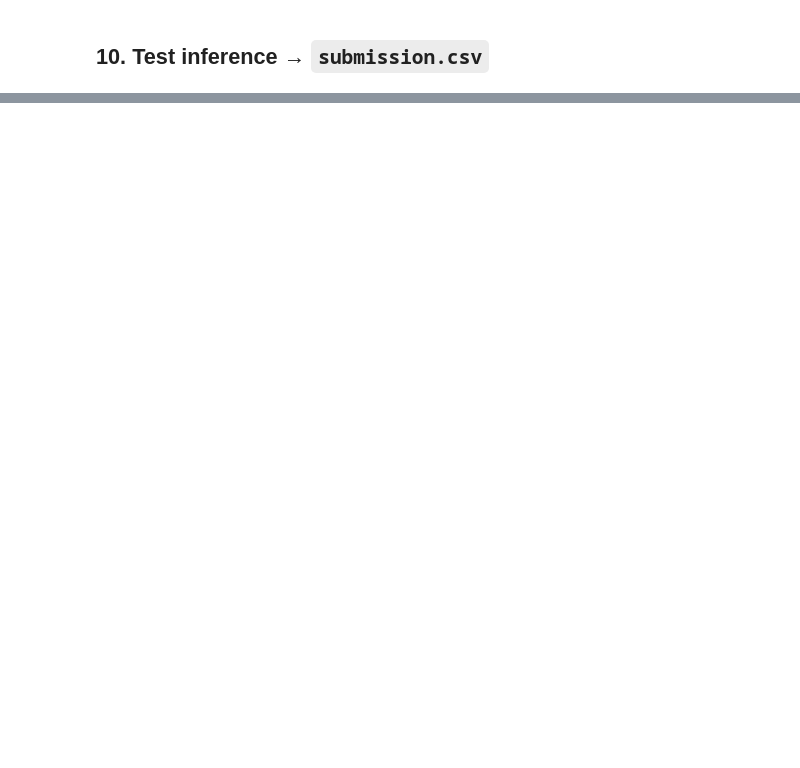
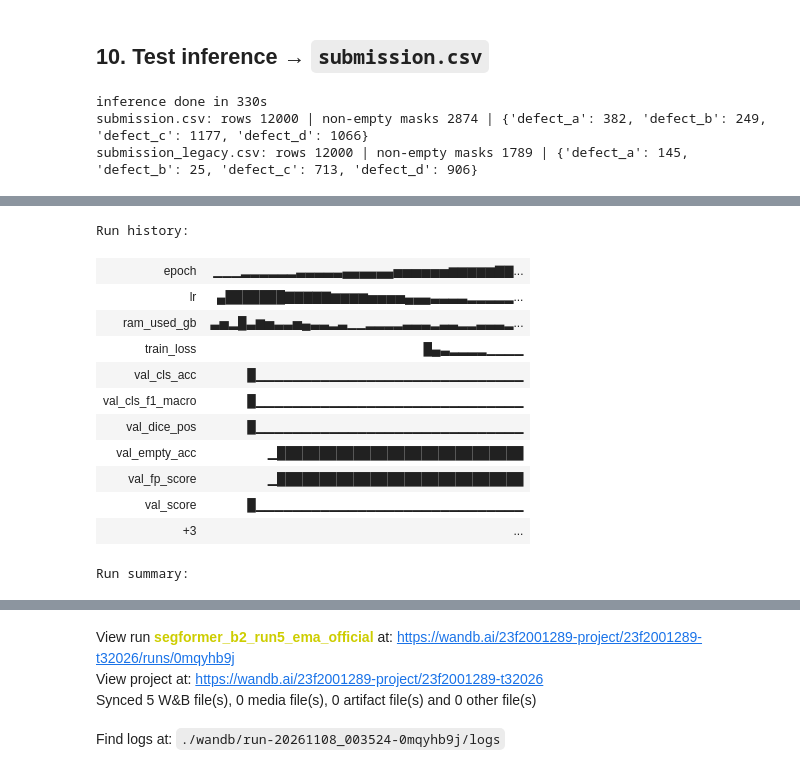
Before and after one commit to AYUSH9693291431/daily-commit-workflow, a Jupyter notebook: dl-23f2001289-notebook-t32026.ipynb, the cells around one changed output, grey strips where cells are left out. Drawn from its saved outputs; the diff is of its cells as text; code cells hidden in the pictures; blank space fills up the shorter version.

```diff
--- a/dl-23f2001289-notebook-t32026.ipynb
+++ b/dl-23f2001289-notebook-t32026.ipynb
@@ -809,13 +838,19 @@ KeyboardInterrupt:
 core = model.module if isinstance(model, nn.DataParallel) else model
 core.load_state_dict(torch.load(BEST_PATH, map_location=DEVICE))
 P, I, G, MX = run_validation(model, val_loader, tta=True)
-PARAMS = tune_postprocess(P, I, G, MX)
-final = evaluate(P, I, G, MX, PARAMS)
-print('validation with TTA:', {k: round(v, 4) for k, v in final.items()})
-for c, prm in zip(CLASSES, PARAMS):
-    print(f'  {c}: threshold={prm["threshold"]}, min_area={prm["min_area"]}, gate={prm["gate"]}')
+PARAMS = tune_postprocess(P, I, G, MX, 'official')          # main submission
+PARAMS_LEGACY = tune_postprocess(P, I, G, MX, 'legacy')     # fallback: tuned the run-4 way
+final, final_legacy = evaluate(P, I, G, MX, PARAMS), evaluate(P, I, G, MX, PARAMS_LEGACY)
+print('validation with TTA, tuned on the official score:', {k: round(v, 4) for k, v in final.items()})
+print('validation with TTA, tuned the legacy way       :', {k: round(v, 4) for k, v in final_legacy.items()})
+for c, prm, old in zip(CLASSES, PARAMS, PARAMS_LEGACY):
+    print(f'  {c}: official threshold={prm["threshold"]}, min_area={prm["min_area"]}, gate={prm["gate"]} | '
+          f'legacy threshold={old["threshold"]}, min_area={old["min_area"]}, gate={old["gate"]}')
 with open(os.path.join(OUT_DIR, f"postprocess_{CFG['model_name']}.json"), 'w') as f:
-    json.dump({'classes': CLASSES, 'params': PARAMS, 'val': final, 'shape': [H, W], 'rle_base': RLE_BASE}, f, indent=2)
+    json.dump({'model': CFG['model_name'], 'scale': CFG['scale'], 'classes': CLASSES, 'params': PARAMS,
+               'params_legacy': PARAMS_LEGACY, 'val': final, 'val_legacy': final_legacy, 'shape': [H, W],
+               'rle_base': RLE_BASE}, f, indent=2)
 pd.DataFrame(history).to_csv(os.path.join(OUT_DIR, f"history_{CFG['model_name']}.csv"), index=False)
 if wb is not None:
     wb.summary.update({f'final_tta_{k}': v for k, v in final.items()})
+    wb.summary.update({f'final_tta_legacy_{k}': v for k, v in final_legacy.items()})
@@ -829,7 +871,15 @@ if missing:
     print(f'WARNING: {missing} test images listed in sample_submission were not found; they get empty masks.')
 test_loader = DataLoader(DefectDataset(test_ids, test_paths), batch_size=8, shuffle=False, **loader_kw)
 
-preds = {}
+def to_rle(pc, prm, scale):
+    """Apply one class's post-processing (threshold, minimum area, confidence gate) and encode the mask."""
+    m = pc > prm['threshold']
+    area = int(m.sum())
+    keep = area > 0 and area >= prm['min_area'] * scale and pc.max() >= prm['gate']
+    return rle_encode(m) if keep else EMPTY_RLE
+
+OUTPUTS = {'submission.csv': PARAMS, 'submission_legacy.csv': PARAMS_LEGACY}
+preds = {name: {} for name in OUTPUTS}
 model.eval()
 t0 = time.time()
 for x, _, idx, oh, ow in test_loader:
@@ -841,24 +891,26 @@ for x, _, idx, oh, ow in test_loader:
             pc = probs[b, c]
             if pc.shape != (h0, w0):
                 pc = cv2.resize(pc, (w0, h0), interpolation=cv2.INTER_LINEAR)
-            m = pc > PARAMS[c]['threshold']
-            area = int(m.sum())
-            keep = area > 0 and area >= PARAMS[c]['min_area'] * scale and pc.max() >= PARAMS[c]['gate']
-            preds[(k, CLASSES[c])] = rle_encode(m) if keep else EMPTY_RLE
+            for name, params in OUTPUTS.items():
+                preds[name][(k, CLASSES[c])] = to_rle(pc, params[c], scale)
 print(f'inference done in {time.time() - t0:.0f}s')
 
-submission = pd.read_csv(SUB_CSV, dtype=str, keep_default_na=False)
-submission['mask_rle'] = [preds.get((stem(i), str(d).strip()), EMPTY_RLE)
-                          for i, d in zip(submission['image_id'], submission['defect_type'])]
-submission.to_csv(os.path.join(OUT_DIR, 'submission.csv'), index=False)
+for name in OUTPUTS:
+    submission = pd.read_csv(SUB_CSV, dtype=str, keep_default_na=False)
+    submission['mask_rle'] = [preds[name].get((stem(i), str(d).strip()), EMPTY_RLE)
+                              for i, d in zip(submission['image_id'], submission['defect_type'])]
+    submission.to_csv(os.path.join(OUT_DIR, name), index=False)
 
-# Sanity checks
-chk = pd.read_csv(os.path.join(OUT_DIR, 'submission.csv'), dtype=str, keep_default_na=False)
-assert list(chk.columns) == list(pd.read_csv(SUB_CSV, nrows=1).columns)
-assert len(chk) == len(sub_df)
-nonempty = chk['mask_rle'].str.strip() != ''
-print('submission rows:', len(chk), '| non-empty masks:', int(nonempty.sum()))
-print(chk[nonempty].groupby('defect_type').size())
-print(chk.head())
+    # Sanity checks
+    chk = pd.read_csv(os.path.join(OUT_DIR, name), dtype=str, keep_default_na=False)
+    assert list(chk.columns) == list(pd.read_csv(SUB_CSV, nrows=1).columns)
+    assert len(chk) == len(sub_df)
+    nonempty = chk['mask_rle'].str.strip() != ''
+    print(f'{name}: rows {len(chk)} | non-empty masks {int(nonempty.sum())} |',
+          chk[nonempty].groupby('defect_type').size().to_dict())
 if wb is not None:
     wb.finish()
+# %% [output]
+inference done in 330s
+submission.csv: rows 12000 | non-empty masks 2874 | {'defect_a': 382, 'defect_b': 249, 'defect_c': 1177, 'defect_d': 1066}
+submission_legacy.csv: rows 12000 | non-empty masks 1789 | {'defect_a': 145, 'defect_b': 25, 'defect_c': 713, 'defect_d': 906}
@@ -864,0 +918,13 @@ if wb is not None:
+Run history:
+| epoch | ▁▁▁▂▂▂▂▂▂▃▃▃▃▃▄▄▄▄▄▄▅▅▅▅▅▅▆▆▆▆▆▇▇... |
+| lr | ▄███████▇▇▇▇▇▆▆▆▆▅▅▅▅▄▄▄▃▃▃▃▂▂▂▂▂... |
+| ram_used_gb | ▃▅▂█▃▆▅▃▃▅▄▃▃▂▃▁▁▂▂▂▂▃▃▃▂▃▃▂▂▃▃▃▂... |
+| train_loss | █▄▃▂▂▂▂▁▁▁▁ |
+| val_cls_acc | █▁▁▁▁▁▁▁▁▁▁▁▁▁▁▁▁▁▁▁▁▁▁▁▁▁▁▁▁▁ |
+| val_cls_f1_macro | █▁▁▁▁▁▁▁▁▁▁▁▁▁▁▁▁▁▁▁▁▁▁▁▁▁▁▁▁▁ |
+| val_dice_pos | █▁▁▁▁▁▁▁▁▁▁▁▁▁▁▁▁▁▁▁▁▁▁▁▁▁▁▁▁▁ |
+| val_empty_acc | ▁█████████████████████████████ |
+| val_fp_score | ▁█████████████████████████████ |
+| val_score | █▁▁▁▁▁▁▁▁▁▁▁▁▁▁▁▁▁▁▁▁▁▁▁▁▁▁▁▁▁ |
+| +3 | ... |
+Run summary:
@@ -864,0 +942,4 @@ if wb is not None:
+View run segformer_b2_run5_ema_official at: https://wandb.ai/23f2001289-project/23f2001289-t32026/runs/0mqyhb9j
+View project at: https://wandb.ai/23f2001289-project/23f2001289-t32026
+Synced 5 W&B file(s), 0 media file(s), 0 artifact file(s) and 0 other file(s)
+Find logs at: ./wandb/run-20261108_003524-0mqyhb9j/logs
```
Also changed, not shown: parts of 14 cells of this notebook.
